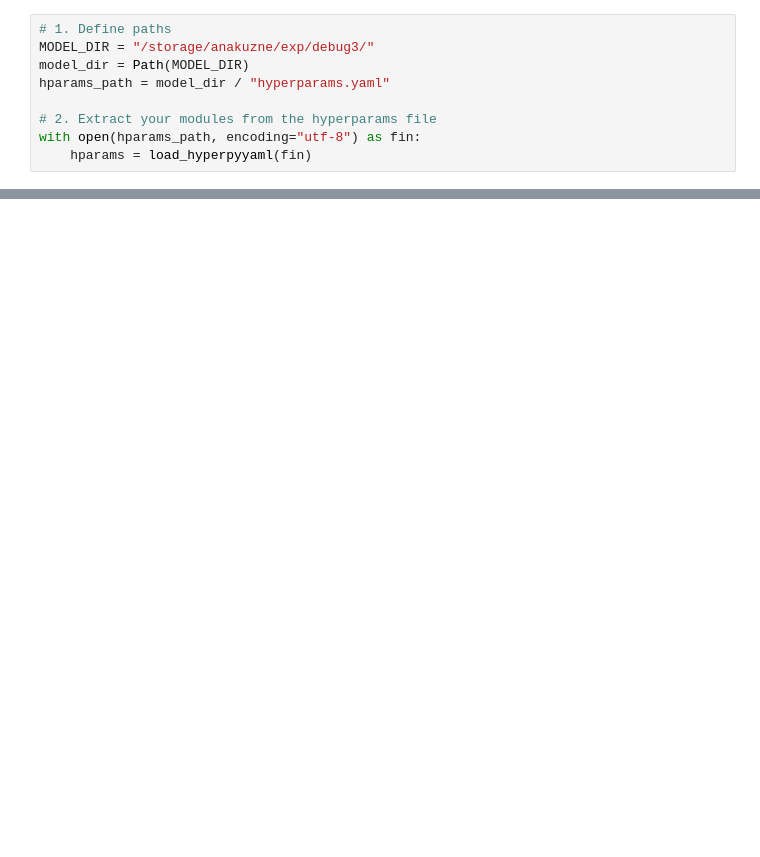
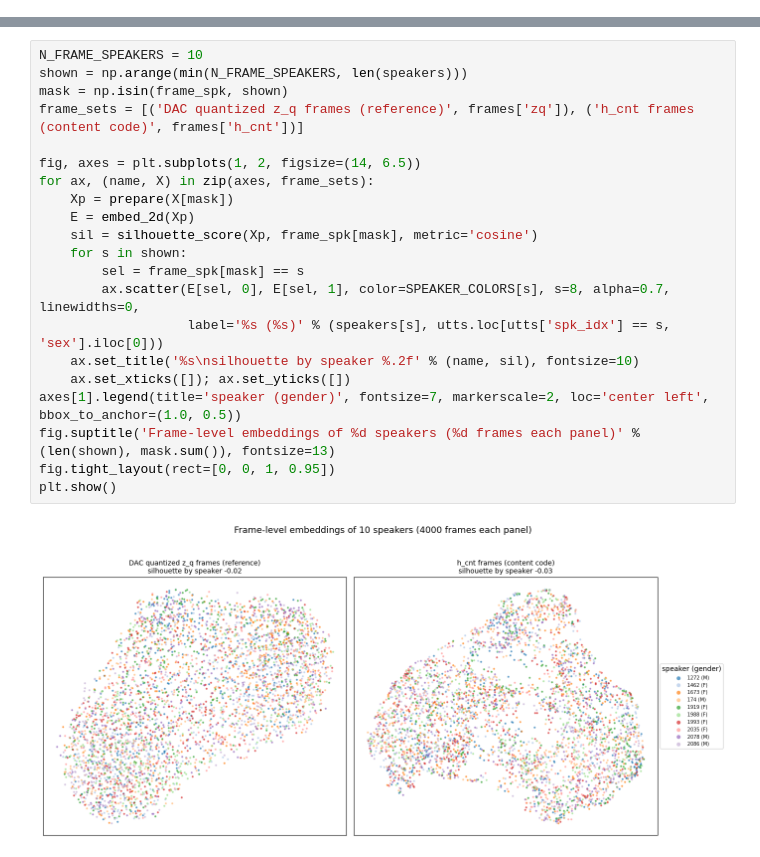
Before and after one commit to ana-kuznetsova/speechbrain, a Jupyter notebook: recipes/LibriSpeech/SparseCodec/joint/sparse_inference.ipynb, the cells around one changed output, grey strips where cells are left out. Cells and saved outputs as stored; diff of their text form; blank space fills up the shorter version.

```diff
--- a/recipes/LibriSpeech/SparseCodec/joint/sparse_inference.ipynb
+++ b/recipes/LibriSpeech/SparseCodec/joint/sparse_inference.ipynb
@@ -9,9 +0,0 @@ import torch.nn.functional as F
-# %%
-# 1. Define paths
-MODEL_DIR = "/storage/anakuzne/exp/debug3/"
-model_dir = Path(MODEL_DIR)
-hparams_path = model_dir / "hyperparams.yaml"
-
-# 2. Extract your modules from the hyperparams file
-with open(hparams_path, encoding="utf-8") as fin:
-    hparams = load_hyperpyyaml(fin)
@@ -890,0 +339,23 @@ NameError: name 'transcripts' is not defined
+# %%
+N_FRAME_SPEAKERS = 10
+shown = np.arange(min(N_FRAME_SPEAKERS, len(speakers)))
+mask = np.isin(frame_spk, shown)
+frame_sets = [('DAC quantized z_q frames (reference)', frames['zq']), ('h_cnt frames (content code)', frames['h_cnt'])]
+
+fig, axes = plt.subplots(1, 2, figsize=(14, 6.5))
+for ax, (name, X) in zip(axes, frame_sets):
+    Xp = prepare(X[mask])
+    E = embed_2d(Xp)
+    sil = silhouette_score(Xp, frame_spk[mask], metric='cosine')
+    for s in shown:
+        sel = frame_spk[mask] == s
+        ax.scatter(E[sel, 0], E[sel, 1], color=SPEAKER_COLORS[s], s=8, alpha=0.7, linewidths=0,
+                   label='%s (%s)' % (speakers[s], utts.loc[utts['spk_idx'] == s, 'sex'].iloc[0]))
+    ax.set_title('%s\nsilhouette by speaker %.2f' % (name, sil), fontsize=10)
+    ax.set_xticks([]); ax.set_yticks([])
+axes[1].legend(title='speaker (gender)', fontsize=7, markerscale=2, loc='center left', bbox_to_anchor=(1.0, 0.5))
+fig.suptitle('Frame-level embeddings of %d speakers (%d frames each panel)' % (len(shown), mask.sum()), fontsize=13)
+fig.tight_layout(rect=[0, 0, 1, 0.95])
+plt.show()
+# %% [output]
+[figure, added]
```
Also changed, not shown: parts of 48 cells of this notebook.
